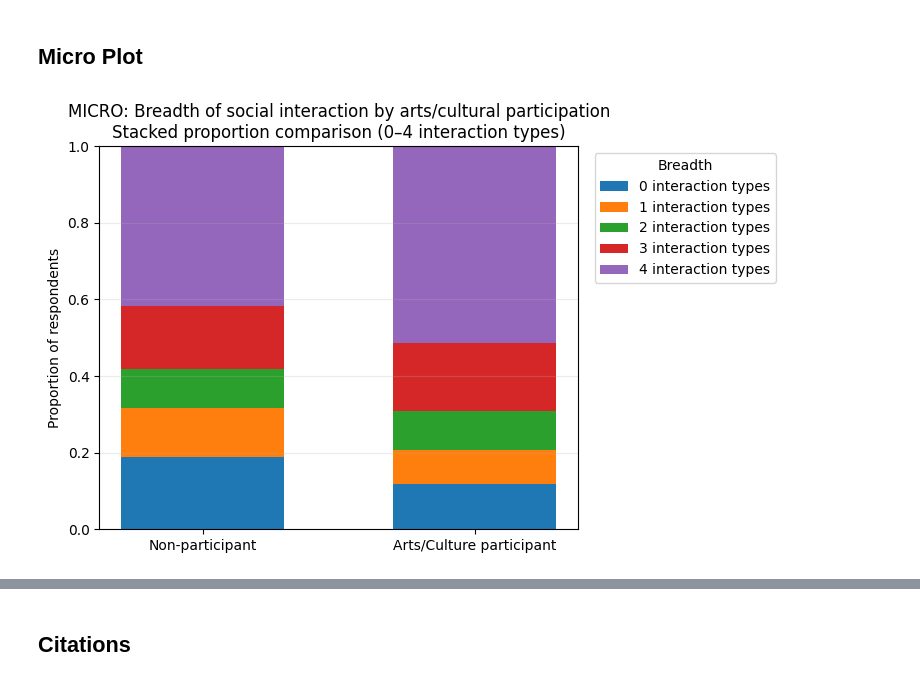
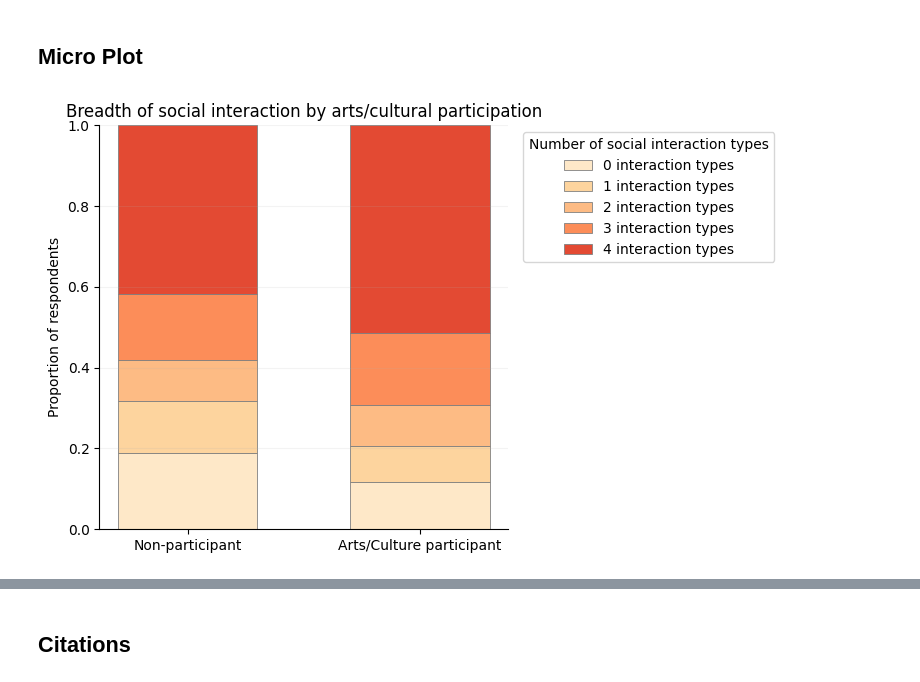
Before and after one commit to nodokak1/DSA4262, a Jupyter notebook: Assignment_1/diagrams.ipynb, the cells around one changed output, grey strips where cells are left out. Saved outputs shown, nothing was run; the diff lists cells and outputs as text; code cells hidden in the pictures.

Commit message:
Changes to Macro + Micro Plot, Add Policy Plot

```diff
--- a/Assignment_1/diagrams.ipynb
+++ b/Assignment_1/diagrams.ipynb
@@ -61,15 +87,7 @@ In this plot, we see that the non-participants have a longer lower tail while ar
 # %% [markdown]
 ## Micro Plot
 # %%
-import pandas as pd
-import numpy as np
-import matplotlib.pyplot as plt
-
-# Load SVS data
-svs = pd.read_csv("data/Social Values Survey data.csv")
-svs.columns = [c.strip().lower().replace(" ", "_") for c in svs.columns]
-
-# Select interaction variables
+# select interaction variables
 df = svs[[
     "social_involve_2",
     "sinteract_meal",
@@ -78,27 +96,27 @@ df = svs[[
     "sinteract_participated"
 ]].dropna().copy()
 
-# Arts/Culture participation flag
+# arts/culture participant?
 df["arts_participant"] = (
     df["social_involve_2"].astype(str).str.strip().str.lower().eq("yes")
 )
 
-# Convert Yes/No → 1/0
+# change to binary
 interact_cols = [
-    "sinteract_meal",
-    "sinteract_invitedfriend",
-    "sinteract_beeninvited",
-    "sinteract_participated"
+    "sinteract_meal", # meals with friends
+    "sinteract_invitedfriend", # invite friend to home
+    "sinteract_beeninvited", # invited to friend house
+    "sinteract_participated" # participate in social activity
 ]
 for c in interact_cols:
     df[c] = df[c].astype(str).str.strip().str.lower().map({"yes": 1, "no": 0})
 
 df = df.dropna(subset=interact_cols)
 
-# Interaction breadth index (0–4)
+# label with number from 0-4
 df["interaction_breadth"] = df[interact_cols].sum(axis=1).astype(int)
 
-# Proportion table: rows = participant flag, columns = breadth 0..4
+# proportion
 prop = (
     df.groupby(["arts_participant", "interaction_breadth"])
       .size()
@@ -107,41 +125,69 @@ prop = (
       .unstack(fill_value=0)
 )
 
-# Ensure both groups exist and all columns 0..4 exist
+# check values
 for k in range(5):
     if k not in prop.columns:
         prop[k] = 0.0
 prop = prop[[0, 1, 2, 3, 4]]
 
 if True not in prop.index:
     prop.loc[True] = 0.0
 if False not in prop.index:
     prop.loc[False] = 0.0
 
-# --- Plot ---
+# plot
 labels = ["Non-participant", "Arts/Culture participant"]
 x = np.array([0, 1], dtype=float)
 bottom = np.zeros(2, dtype=float)
 
 fig, ax = plt.subplots(figsize=(7.6, 4.8))
 
+breadth_colors = {
+    0: "#fee8c8",  # very light (isolated)
+    1: "#fdd49e",
+    2: "#fdbb84",
+    3: "#fc8d59",
+    4: "#e34a33"   # darkest (high social breadth)
+}
+
 for k in prop.columns:
-    vals = np.array([float(prop.loc[False, k]), float(prop.loc[True, k])], dtype=float)
-    ax.bar(x, vals, bottom=bottom, width=0.6, label=f"{k} interaction types")
-    bottom = bottom + vals
+    vals = np.array(
+        [float(prop.loc[False, k]), float(prop.loc[True, k])],
+        dtype=float
+    )
+
+    ax.bar(
+        x,
+        vals,
+        bottom=bottom,
+        width=0.6,
+        color=breadth_colors[k],
+        edgecolor = "gray",
+        linewidth=0.6,
+        label=f"{k} interaction types"
+    )
+
+    bottom += vals
 
 ax.set_xticks(x)
 ax.set_xticklabels(labels)
 ax.set_ylim(0, 1)
 ax.set_ylabel("Proportion of respondents")
-ax.set_title(
-    "MICRO: Breadth of social interaction by arts/cultural participation\n"
-    "Stacked proportion comparison (0–4 interaction types)"
+ax.set_title("Breadth of social interaction by arts/cultural participation")
+
+ax.grid(axis="y", alpha=0.15)
+ax.spines["top"].set_visible(False)
+ax.spines["right"].set_visible(False)
+
+ax.legend(
+    title="Number of social interaction types",
+    bbox_to_anchor=(1.02, 1),
+    loc="upper left",
+    frameon=True
 )
-ax.grid(axis="y", alpha=0.25)
-ax.legend(title="Breadth", bbox_to_anchor=(1.02, 1), loc="upper left", frameon=True)
 
 plt.tight_layout()
 plt.show()
 # %% [output]
-[figure, old version]
+[figure, new version]
```
Also changed, not shown: parts of 13 cells of this notebook, 1 other file.
